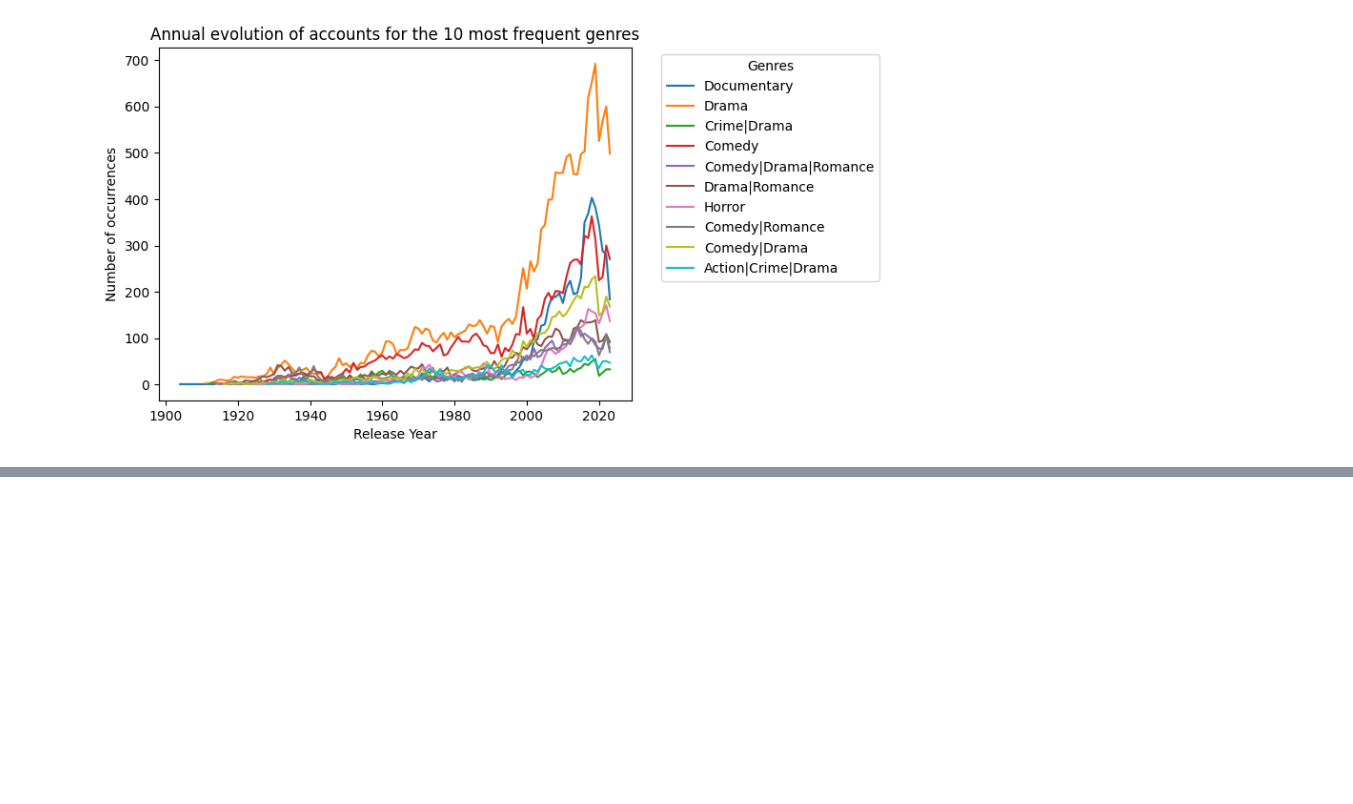
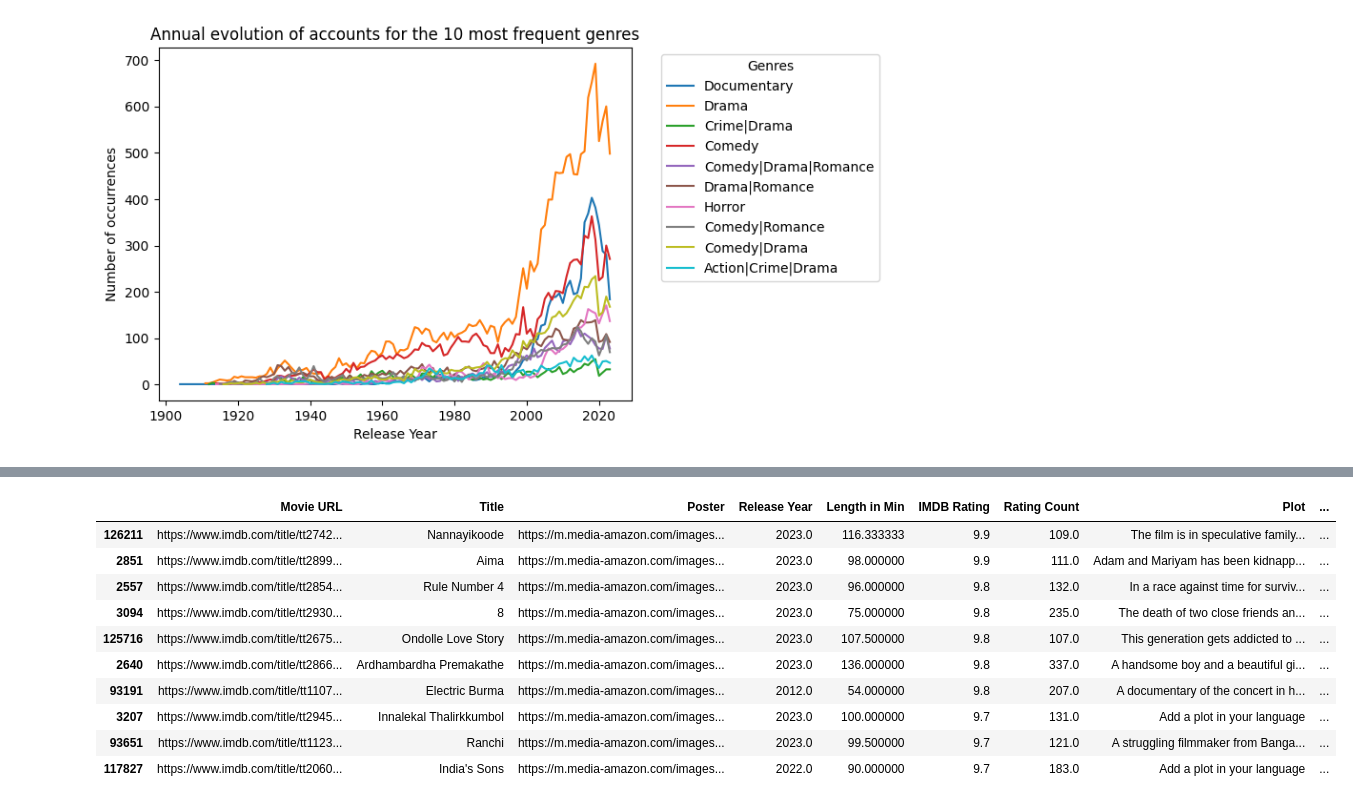
Before and after one commit to Laureoby/movies_dataset2, a Jupyter notebook: Movies2_dataset.ipynb, the cells around one changed output, grey strips where cells are left out. Cells and saved outputs as stored; diff of their text form; code cells hidden in the pictures; blank space fills up the shorter version.

```diff
--- a/Movies2_dataset.ipynb
+++ b/Movies2_dataset.ipynb
@@ -224,0 +242,14 @@ plt.show()
+# %%
+top_films
+# %% [output]
+|  | Movie URL | Title | Poster | Release Year | Length in Min | IMDB Rating | Rating Count | Plot | ... |
+| 126211 | https://www.imdb.com/title/tt2742... | Nannayikoode | https://m.media-amazon.com/images... | 2023.0 | 116.333333 | 9.9 | 109.0 | The film is in speculative family... | ... |
+| 2851 | https://www.imdb.com/title/tt2899... | Aima | https://m.media-amazon.com/images... | 2023.0 | 98.000000 | 9.9 | 111.0 | Adam and Mariyam has been kidnapp... | ... |
+| 2557 | https://www.imdb.com/title/tt2854... | Rule Number 4 | https://m.media-amazon.com/images... | 2023.0 | 96.000000 | 9.8 | 132.0 | In a race against time for surviv... | ... |
+| 3094 | https://www.imdb.com/title/tt2930... | 8 | https://m.media-amazon.com/images... | 2023.0 | 75.000000 | 9.8 | 235.0 | The death of two close friends an... | ... |
+| 125716 | https://www.imdb.com/title/tt2675... | Ondolle Love Story | https://m.media-amazon.com/images... | 2023.0 | 107.500000 | 9.8 | 107.0 | This generation gets addicted to ... | ... |
+| 2640 | https://www.imdb.com/title/tt2866... | Ardhambardha Premakathe | https://m.media-amazon.com/images... | 2023.0 | 136.000000 | 9.8 | 337.0 | A handsome boy and a beautiful gi... | ... |
+| 93191 | https://www.imdb.com/title/tt1107... | Electric Burma | https://m.media-amazon.com/images... | 2012.0 | 54.000000 | 9.8 | 207.0 | A documentary of the concert in h... | ... |
+| 3207 | https://www.imdb.com/title/tt2945... | Innalekal Thalirkkumbol | https://m.media-amazon.com/images... | 2023.0 | 100.000000 | 9.7 | 131.0 | Add a plot in your language | ... |
+| 93651 | https://www.imdb.com/title/tt1123... | Ranchi | https://m.media-amazon.com/images... | 2023.0 | 99.500000 | 9.7 | 121.0 | A struggling filmmaker from Banga... | ... |
+| 117827 | https://www.imdb.com/title/tt2060... | India's Sons | https://m.media-amazon.com/images... | 2022.0 | 90.000000 | 9.7 | 183.0 | Add a plot in your language | ... |
```
Also changed, not shown: parts of 2 cells of this notebook.
